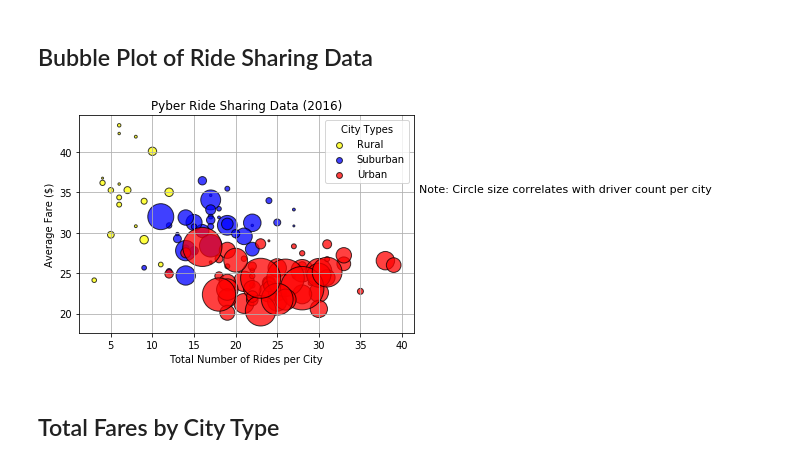
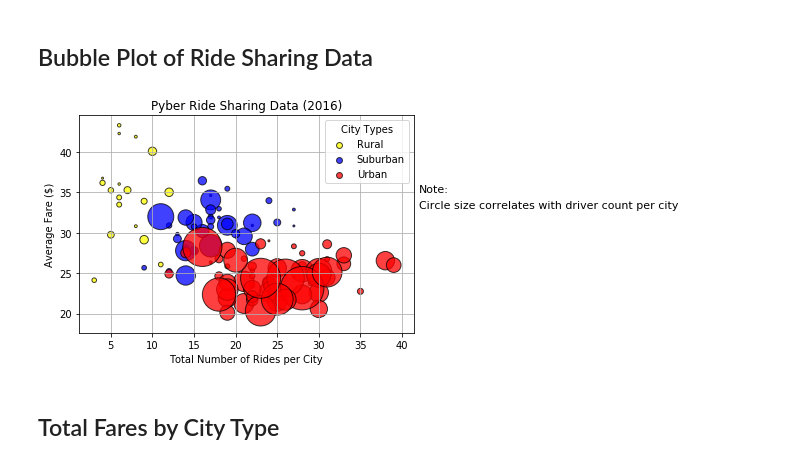
Before and after one commit to hollybergen/Data_Science_Projects, a Jupyter notebook: Homework5_MatPlotLib/Pyber/Pyber_Solved.ipynb, the cells around one changed output. Drawn from its saved outputs; the diff is of its cells as text; code cells hidden in the pictures.

```diff
--- a/Homework5_MatPlotLib/Pyber/Pyber_Solved.ipynb
+++ b/Homework5_MatPlotLib/Pyber/Pyber_Solved.ipynb
@@ -55,35 +63,36 @@ urban_x = urban_grouped["ride_id"].count()
 urban_y = urban_grouped["fare"].mean()
 
 # Create size, based on driver count per city
 size = grouped_df["driver_count"].sum()
 
 #-----------------------------------------------------#
 #-----Build the scatter plots for each city types-----#
 #-----------------------------------------------------#
 
 plt.scatter(rural_x, rural_y, marker="o", label = "Rural", facecolors="yellow", edgecolors="black", s=size, alpha=0.75)
 plt.scatter(suburban_x, suburban_y, marker="o", label = "Suburban", facecolors="blue", edgecolors="black", s=size, alpha=0.75)
 plt.scatter(urban_x, urban_y, marker="o", label = "Urban", facecolors="red", edgecolors="black", s=size, alpha=0.75)
 
 # Incorporate the other graph properties
 plt.title("Pyber Ride Sharing Data (2016)")
 plt.xlabel("Total Number of Rides per City")
 plt.ylabel("Average Fare ($)")
 plt.grid()
 
 # Create a legend
 lgnd = plt.legend(loc = "best", scatterpoints=1, fontsize=10, title = "City Types")
 lgnd.legendHandles[0]._sizes = [35]
 lgnd.legendHandles[1]._sizes = [35]
 lgnd.legendHandles[2]._sizes = [35]
 
 # Incorporate a text label regarding circle size
-plt.text(42,35, r'Note: Circle size correlates with driver count per city', fontsize=11)
+plt.text(42,35, r'Note:', fontsize=11)
+plt.text(42,33, r'Circle size correlates with driver count per city', fontsize=11)
 
 # Show plot
 plt.show()
 # %% [output]
-[figure, old version]
+[figure, new version]
 # %% [markdown]
 ## Total Fares by City Type
 # %% [markdown]
```
Also changed, not shown: parts of 13 cells of this notebook.
